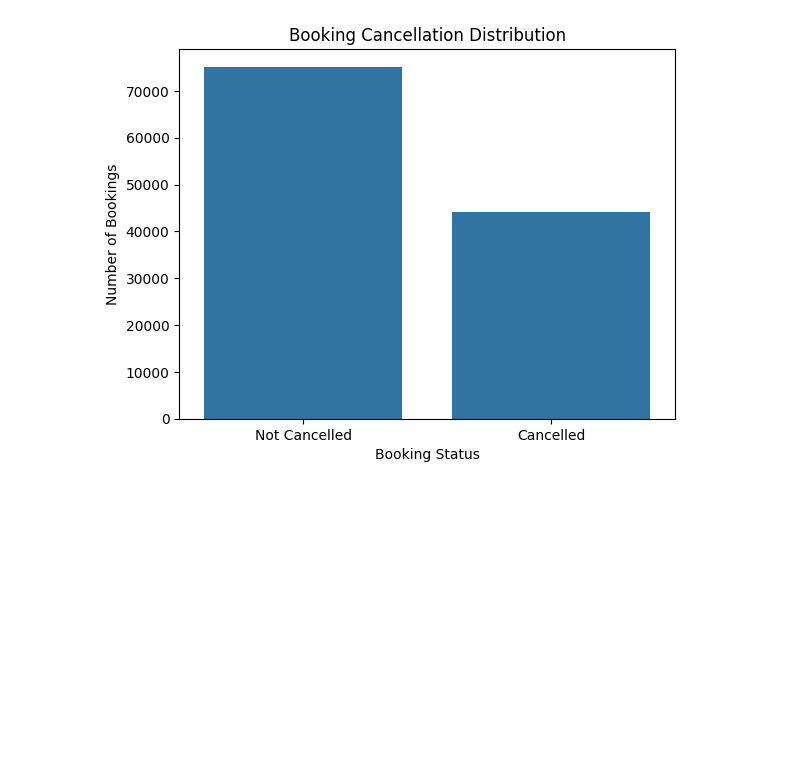
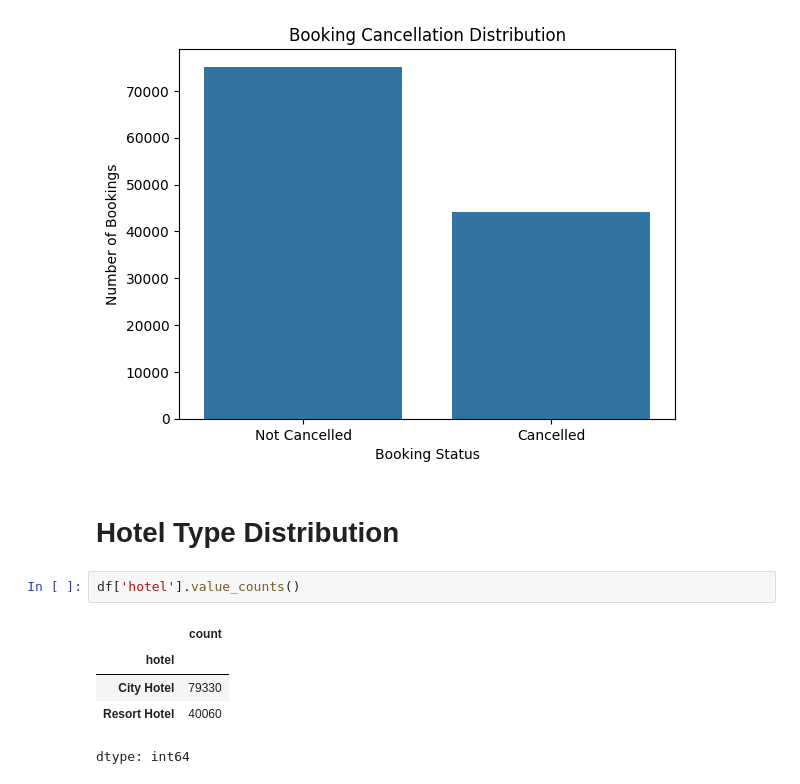
Before and after one commit to AbhishekShah272002/Deep-Learning-and-NLP, a Jupyter notebook: hotel_bookings_nlp.ipynb, the cells around one changed output. Saved outputs shown, nothing was run; the diff lists cells and outputs as text; blank space fills up the shorter version.

```diff
--- a/hotel_bookings_nlp.ipynb
+++ b/hotel_bookings_nlp.ipynb
@@ -143,3 +143,13 @@ plt.xticks([0,1],['Not Cancelled','Cancelled'])
 plt.show()
 # %% [output]
 [figure]
+# %% [markdown]
+# Hotel Type Distribution
+# %%
+df['hotel'].value_counts()
+# %% [output]
+|  | count |
+| hotel |  |
+| City Hotel | 79330 |
+| Resort Hotel | 40060 |
+dtype: int64
```
Also changed, not shown: parts of 2 cells of this notebook.
